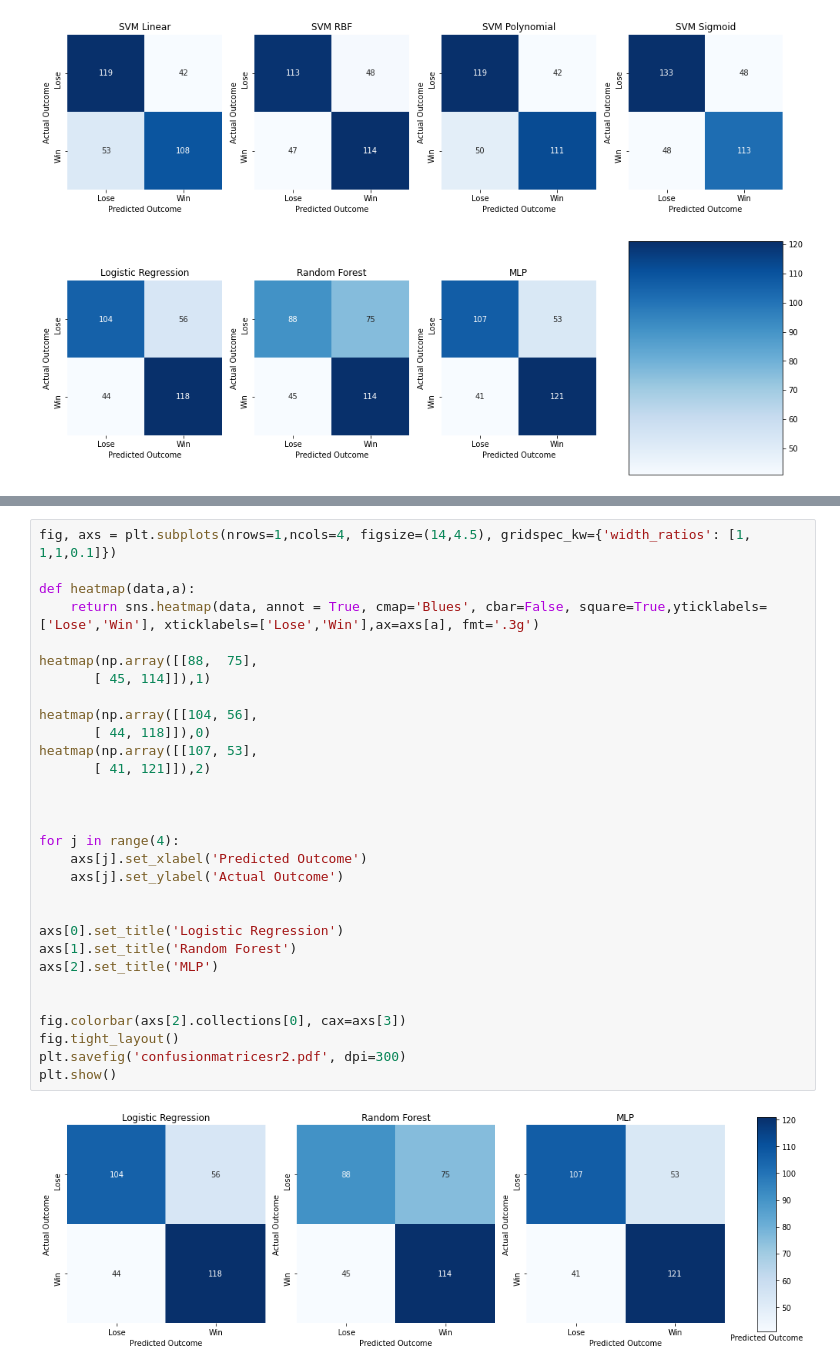
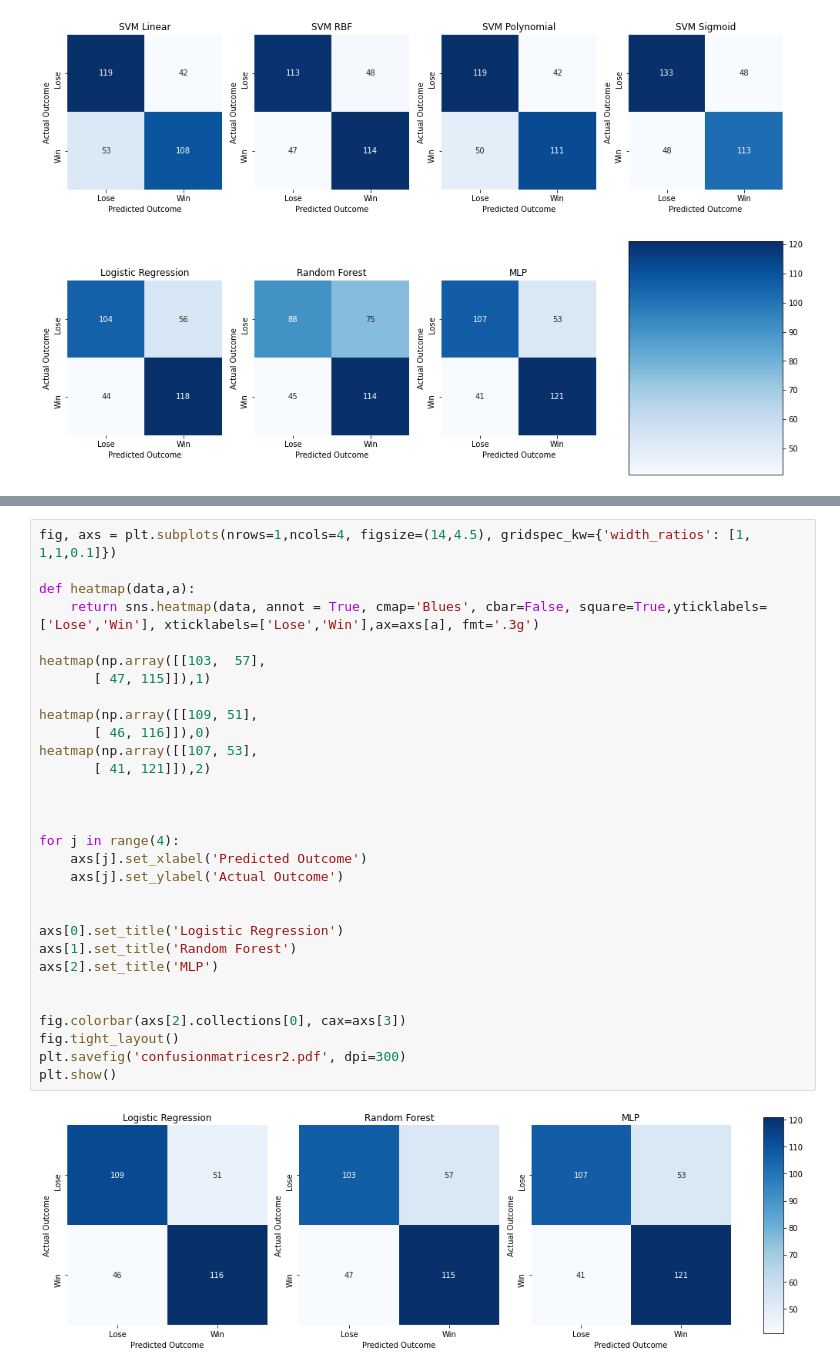
Before and after one commit to schiang28/Rouse, a Jupyter notebook: confusionmatrix.ipynb, the cells around one changed output, grey strips where cells are left out. Drawn from its saved outputs; the diff is of its cells as text.

```diff
--- a/confusionmatrix.ipynb
+++ b/confusionmatrix.ipynb
@@ -169,32 +158,32 @@ plt.show()
 # %%
 fig, axs = plt.subplots(nrows=1,ncols=4, figsize=(14,4.5), gridspec_kw={'width_ratios': [1, 1,1,0.1]})
 
 def heatmap(data,a):
     return sns.heatmap(data, annot = True, cmap='Blues', cbar=False, square=True,yticklabels=['Lose','Win'], xticklabels=['Lose','Win'],ax=axs[a], fmt='.3g')
 
-heatmap(np.array([[88,  75],
-       [ 45, 114]]),1)
+heatmap(np.array([[103,  57],
+       [ 47, 115]]),1)
 
-heatmap(np.array([[104, 56],
-       [ 44, 118]]),0)
+heatmap(np.array([[109, 51],
+       [ 46, 116]]),0)
 heatmap(np.array([[107, 53],
        [ 41, 121]]),2)
 
 
 
 for j in range(4):
     axs[j].set_xlabel('Predicted Outcome')
     axs[j].set_ylabel('Actual Outcome')
 
 
 axs[0].set_title('Logistic Regression')
 axs[1].set_title('Random Forest')
 axs[2].set_title('MLP')
 
 
 fig.colorbar(axs[2].collections[0], cax=axs[3])
 fig.tight_layout()
 plt.savefig('confusionmatricesr2.pdf', dpi=300)
 plt.show()
 # %% [output]
-[figure, old version]
+[figure, new version]
```
Also changed, not shown: parts of 4 cells of this notebook, 3 other files.
